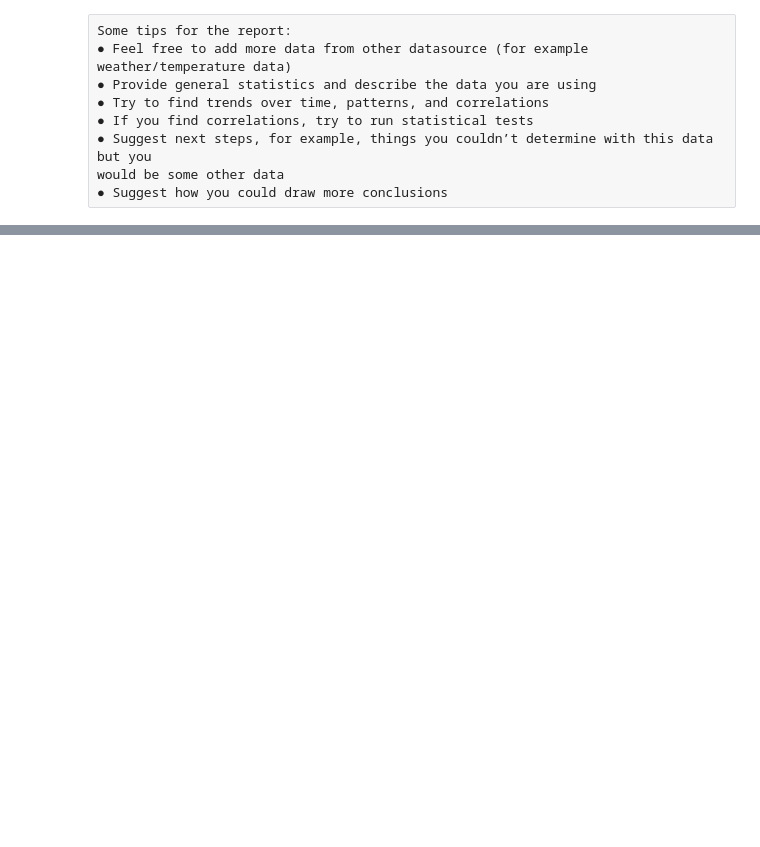
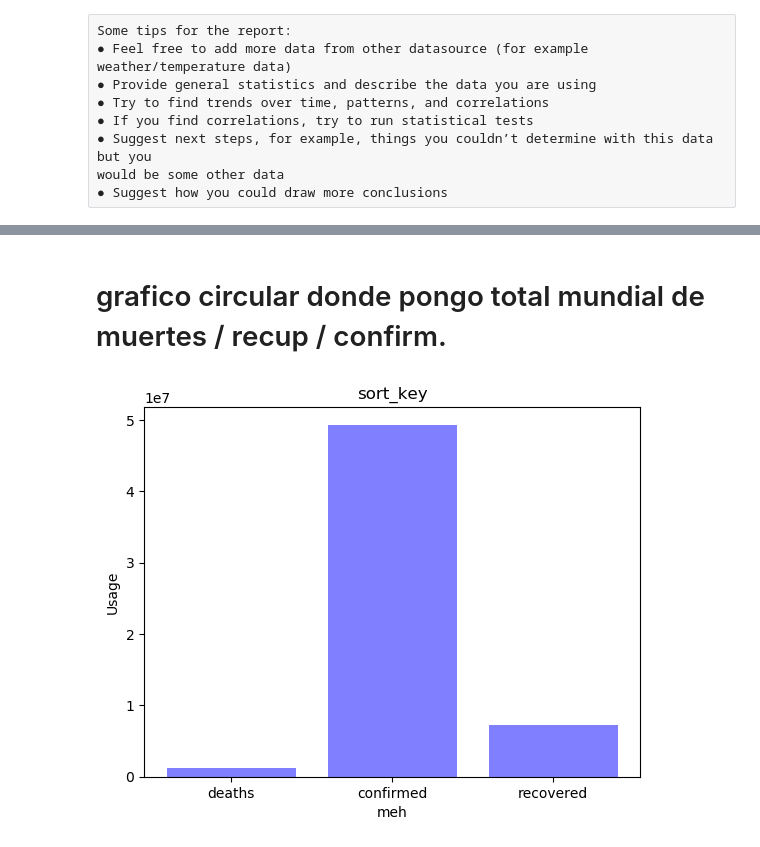
Before and after one commit to nbuzzano/challenge-01, a Jupyter notebook: assessment03/notebooks/covid-analysis.ipynb, the cells around one changed output, grey strips where cells are left out. Saved outputs shown, nothing was run; the diff lists cells and outputs as text; code cells hidden in the pictures; blank space fills up the shorter version.

```diff
--- a/assessment03/notebooks/covid-analysis.ipynb
+++ b/assessment03/notebooks/covid-analysis.ipynb
@@ -13,0 +223,18 @@ from covid_api import CovidAPI
+# %% [markdown]
+# grafico circular donde pongo total mundial de muertes / recup / confirm.
+# %%
+resp_latest = CovidAPI.get_task('/v2/latest')['latest']
+objects = ['deaths', 'confirmed', 'recovered']
+y_pos = np.arange(len(objects))
+performance = [resp_latest['deaths'], resp_latest['confirmed'], resp_latest['recovered']]
+
+plt.bar(y_pos, performance, align='center', alpha=0.5,color='b')
+
+plt.xticks(y_pos, objects)
+plt.ylabel('Usage')
+plt.xlabel('meh')
+plt.title('sort_key')
+
+plt.show()
+# %% [output]
+[figure, added]
```
Also changed, not shown: parts of 27 cells of this notebook, 4 other files.
